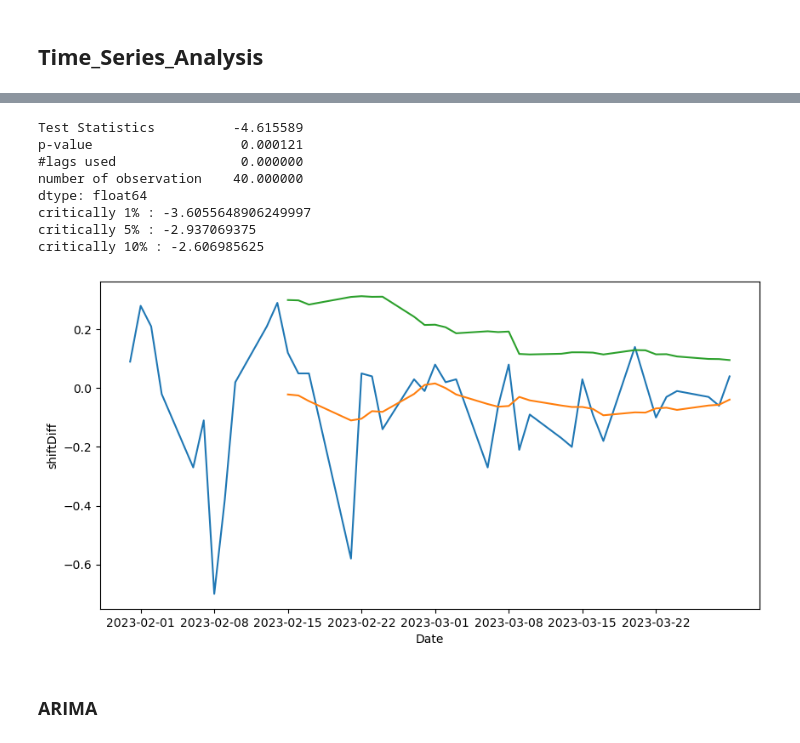
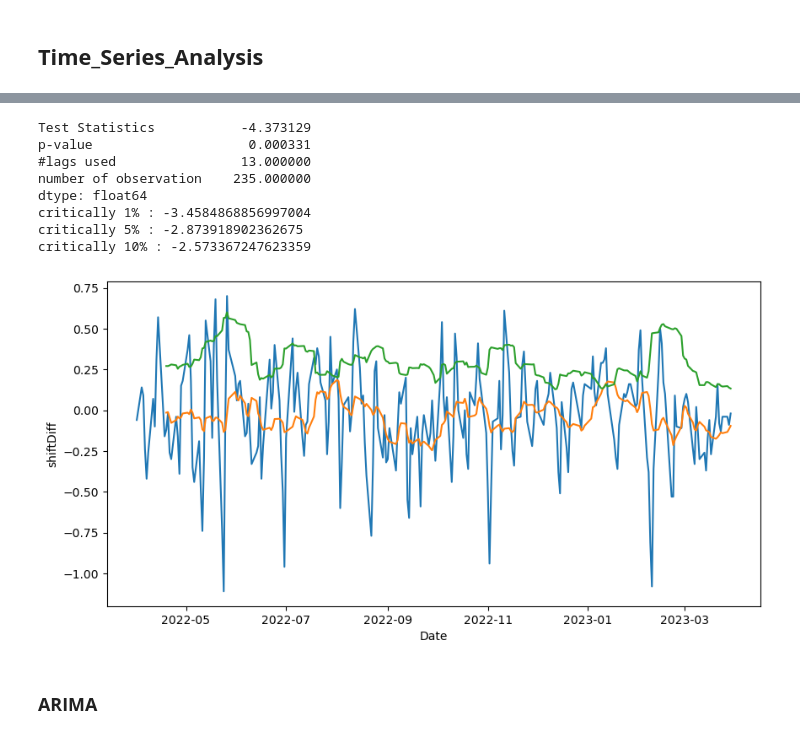
Before and after one commit to Puneet681/CDAC-PG-DAI, a Jupyter notebook: data analytics/Personal/stocks_acc.ipynb, the cells around one changed output, grey strips where cells are left out. Drawn from its saved outputs; the diff is of its cells as text; code cells hidden in the pictures.

```diff
--- a/data analytics/Personal/stocks_acc.ipynb
+++ b/data analytics/Personal/stocks_acc.ipynb
@@ -274,18 +261,18 @@ plt.show()
 # %%
-shifted_Data = shift(1)
+shifted_Data = shift(2)
 test_stationary(shifted_Data,'shiftDiff')
 
 # Interpret these value below by converting into series
 # %% [output]
-Test Statistics          -4.615589
-p-value                   0.000121
-#lags used                0.000000
-number of observation    40.000000
+Test Statistics           -4.373129
+p-value                    0.000331
+#lags used                13.000000
+number of observation    235.000000
 dtype: float64
-critically 1% : -3.6055648906249997
-critically 5% : -2.937069375
-critically 10% : -2.606985625
+critically 1% : -3.4584868856997004
+critically 5% : -2.873918902362675
+critically 10% : -2.573367247623359
-[figure, old version]
+[figure, new version]
 # %% [markdown]
 ### __ARIMA__
 # %%
```
Also changed, not shown: parts of 31 cells of this notebook, 1 other file.
